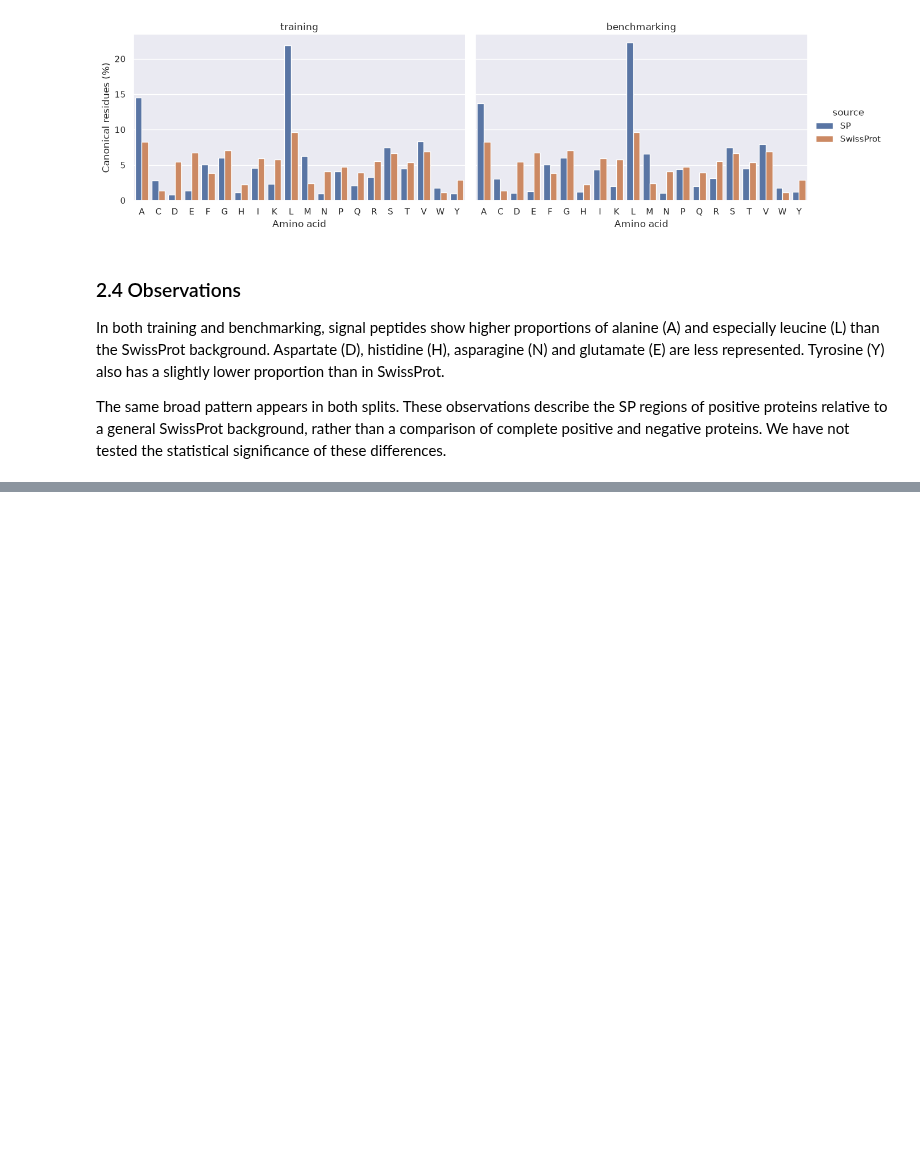
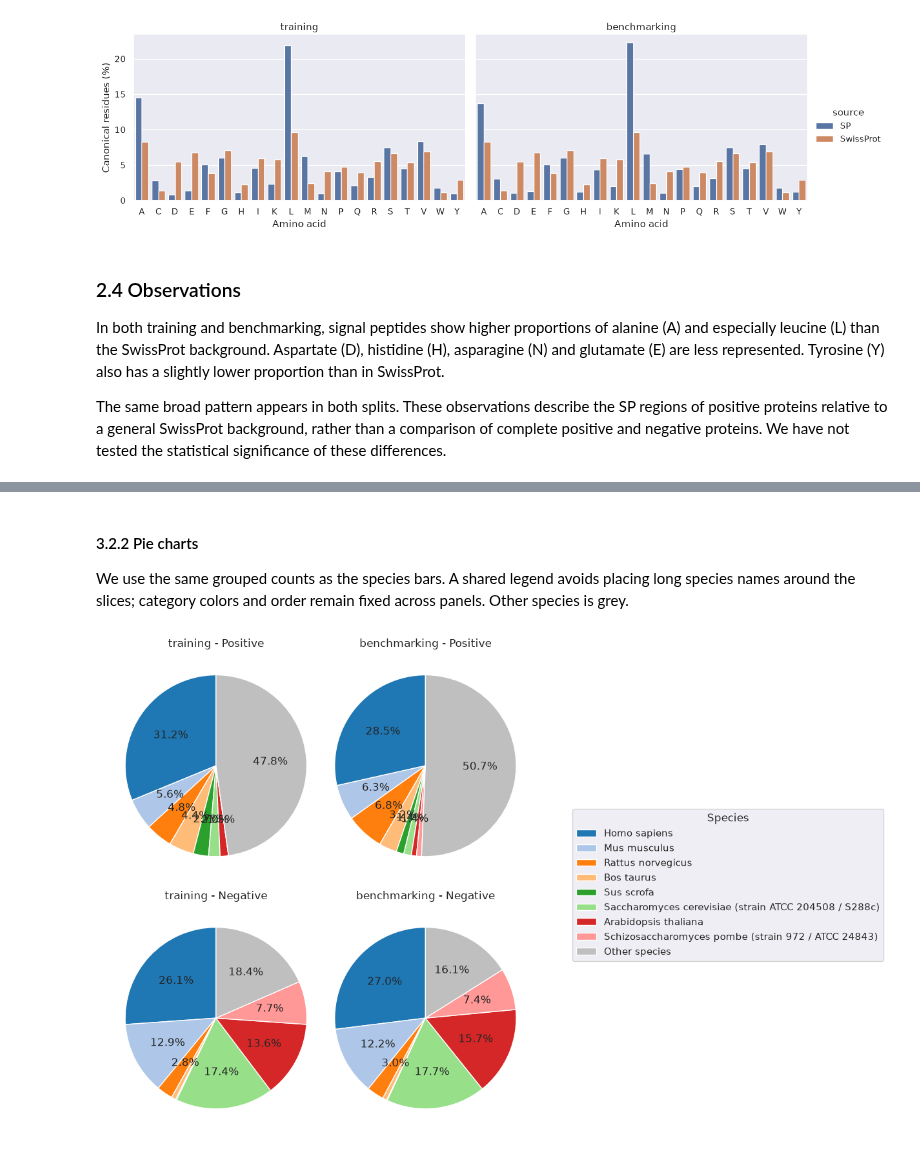
Before and after one commit to bioinformatikk/LB2_project_Group_10, a Jupyter notebook: notebooks/02c_data_analysis.ipynb, the cells around one changed output, grey strips where cells are left out. Drawn from its saved outputs; the diff is of its cells as text; code cells hidden in the pictures; blank space fills up the shorter version.

```diff
--- a/notebooks/02c_data_analysis.ipynb
+++ b/notebooks/02c_data_analysis.ipynb
@@ -395,0 +558,25 @@ The same broad pattern appears in both splits. These observations describe the S
+# %% [markdown]
+#### 3.2.2 Pie charts
+
+We use the same grouped counts as the species bars. A shared legend avoids placing long species names around the slices; category colors and order remain fixed across panels. Other species is grey.
+# %%
+species_colors = sns.color_palette("tab20", len(selected_species)) + [(0.75, 0.75, 0.75)]
+fig, axes = plt.subplots(2, 2, figsize=(13, 8))
+
+for i, protein_class in enumerate(class_order):
+    for j, split in enumerate(split_order):
+        counts = species_composition[
+            (species_composition["split"] == split)
+            & (species_composition["protein_class"] == protein_class)
+        ].set_index("species")["count"].reindex(species_order)
+        wedges, _, _ = axes[i, j].pie(
+            counts, colors=species_colors, startangle=90,
+            autopct=lambda percentage: f"{percentage:.1f}%" if percentage >= 1 else ""
+        )
+        axes[i, j].set_title(f"{split} - {protein_class}")
+
+fig.legend(wedges, species_order, loc="center right", title="Species")
+fig.tight_layout(rect=(0, 0, 0.65, 1))
+plt.show()
+# %% [output]
+[figure, added]
```
Also changed, not shown: parts of 16 cells of this notebook, 1 other file.
